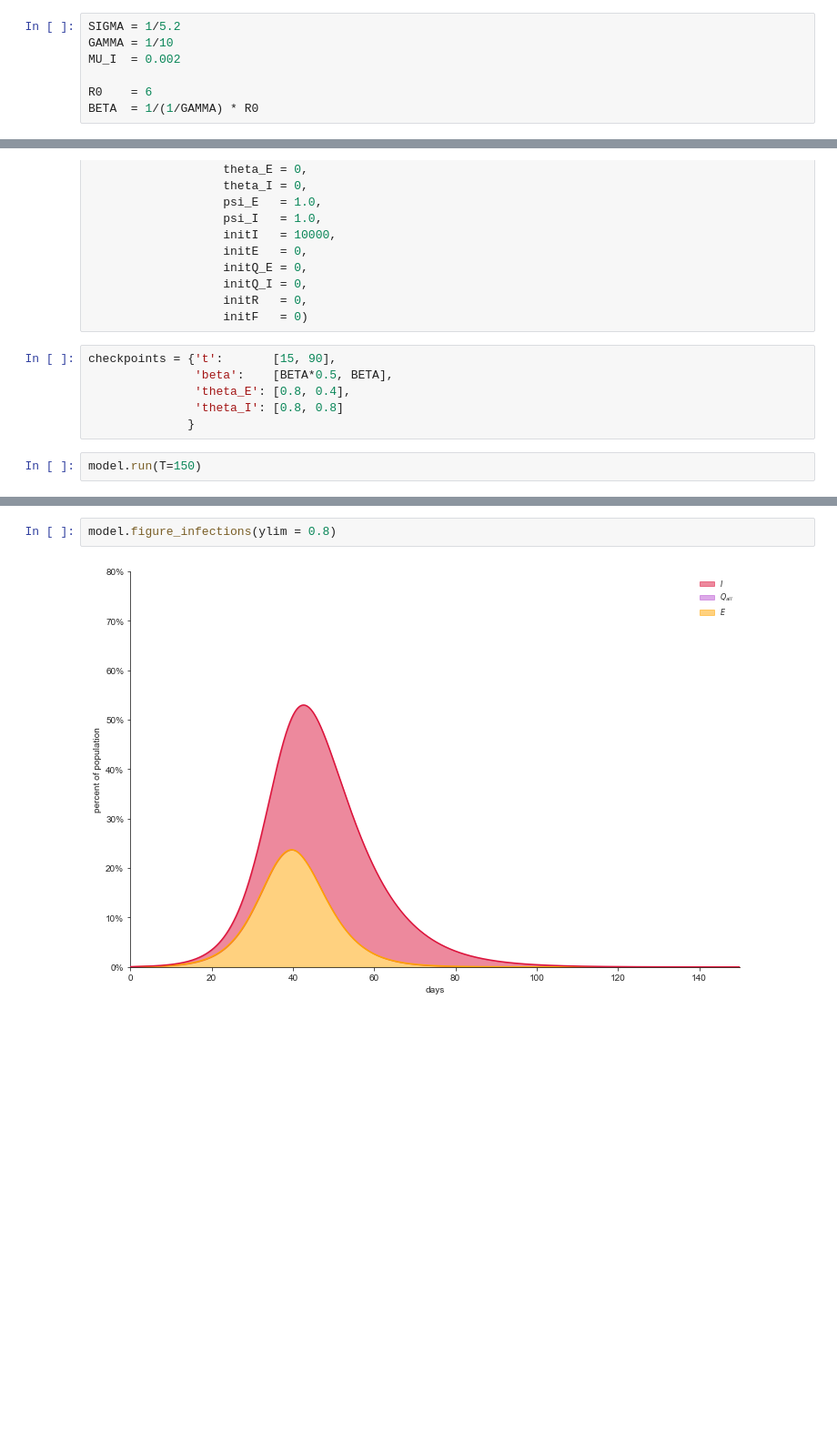
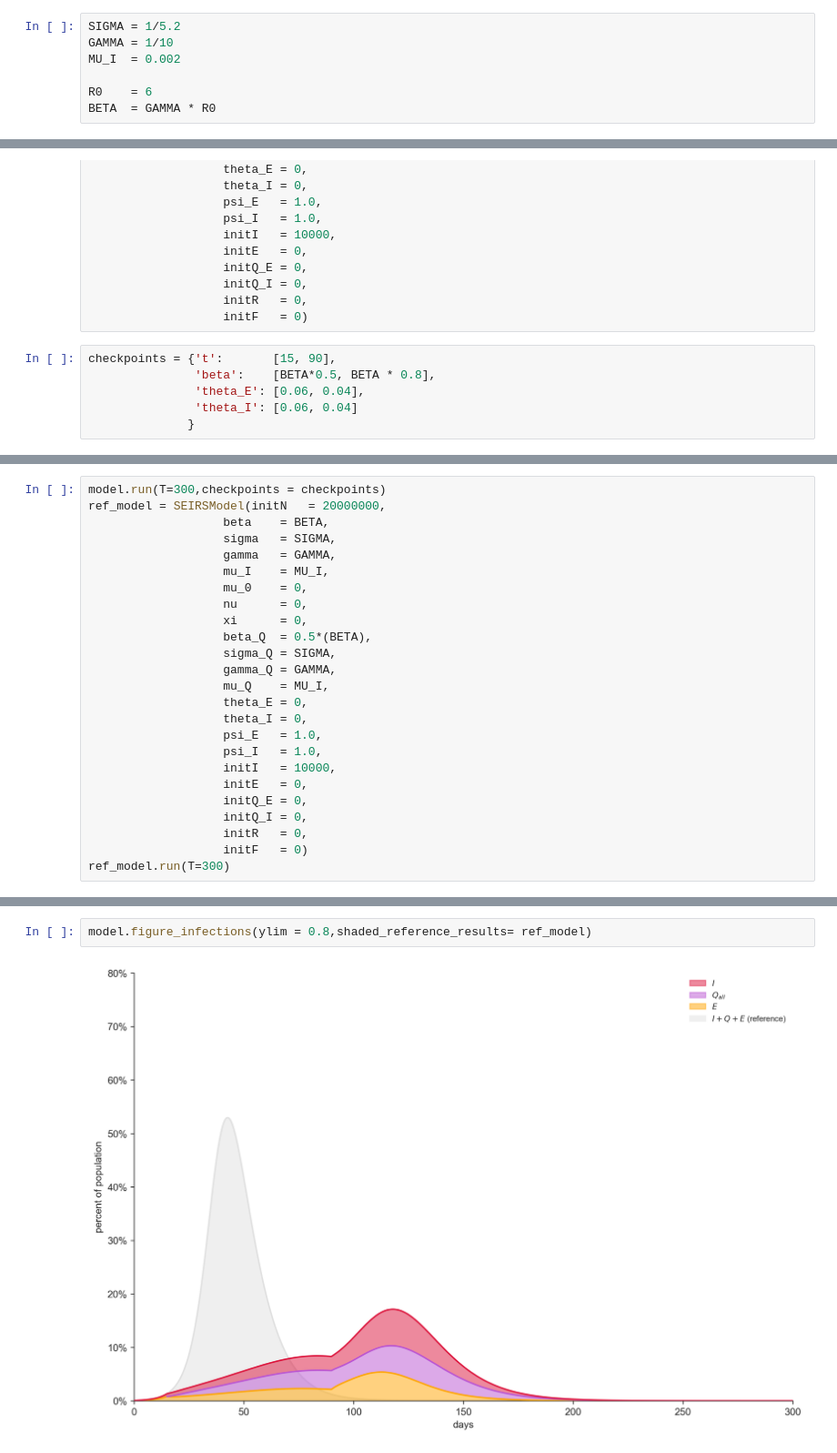
Before and after one commit to qiaoqiaoLF/COVID-19_Analysis, a Jupyter notebook: SEIR_implementation.ipynb, the cells around one changed output, grey strips where cells are left out. Shown at 91% size. Saved outputs shown, nothing was run; the diff lists cells and outputs as text; blank space fills up the shorter version.

```diff
--- a/SEIR_implementation.ipynb
+++ b/SEIR_implementation.ipynb
@@ -6,7 +6,7 @@ GAMMA = 1/10
 MU_I  = 0.002
 
 R0    = 6
-BETA  = 1/(1/GAMMA) * R0
+BETA  = GAMMA * R0
 # %%
 model = SEIRSModel(initN   = 20000000,
                    beta    = BETA,
@@ -32,9 +32,7 @@ model = SEIRSModel(initN   = 20000000,
                    initF   = 0)
 # %%
 checkpoints = {'t':       [15, 90],
-               'beta':    [BETA*0.5, BETA],
-               'theta_E': [0.8, 0.4],
-               'theta_I': [0.8, 0.8]
+               'beta':    [BETA*0.5, BETA * 0.8],
+               'theta_E': [0.06, 0.04],
+               'theta_I': [0.06, 0.04]
               }
-# %%
-model.run(T=150)
@@ -43,0 +39,25 @@ True
+# %%
+model.run(T=300,checkpoints = checkpoints)
+ref_model = SEIRSModel(initN   = 20000000,
+                   beta    = BETA,
+                   sigma   = SIGMA,
+                   gamma   = GAMMA,
+                   mu_I    = MU_I,
+                   mu_0    = 0,
+                   nu      = 0,
+                   xi      = 0,
+                   beta_Q  = 0.5*(BETA),
+                   sigma_Q = SIGMA,
+                   gamma_Q = GAMMA,
+                   mu_Q    = MU_I,
+                   theta_E = 0,
+                   theta_I = 0,
+                   psi_E   = 1.0,
+                   psi_I   = 1.0,
+                   initI   = 10000,
+                   initE   = 0,
+                   initQ_E = 0,
+                   initQ_I = 0,
+                   initR   = 0,
+                   initF   = 0)
+ref_model.run(T=300)
@@ -44,4 +71,4 @@ True
 # %%
-model.figure_infections(ylim = 0.8)
+model.figure_infections(ylim = 0.8,shaded_reference_results= ref_model)
 # %% [output]
-[figure, old version]
+[figure, new version]
```
Also changed, not shown: parts of 4 cells of this notebook, 3 other files.
